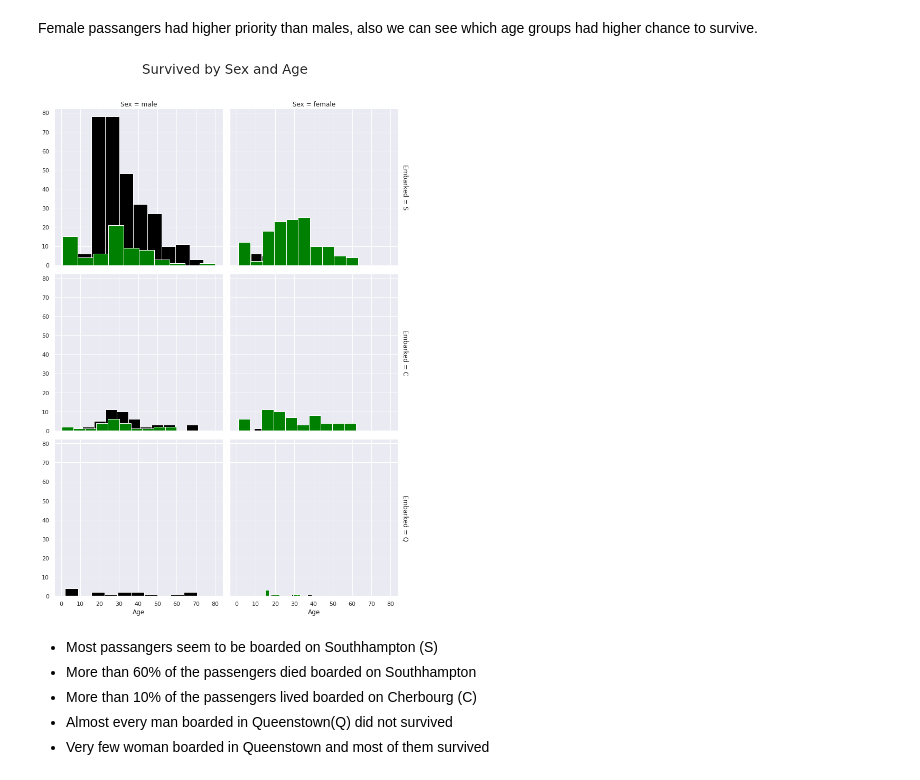
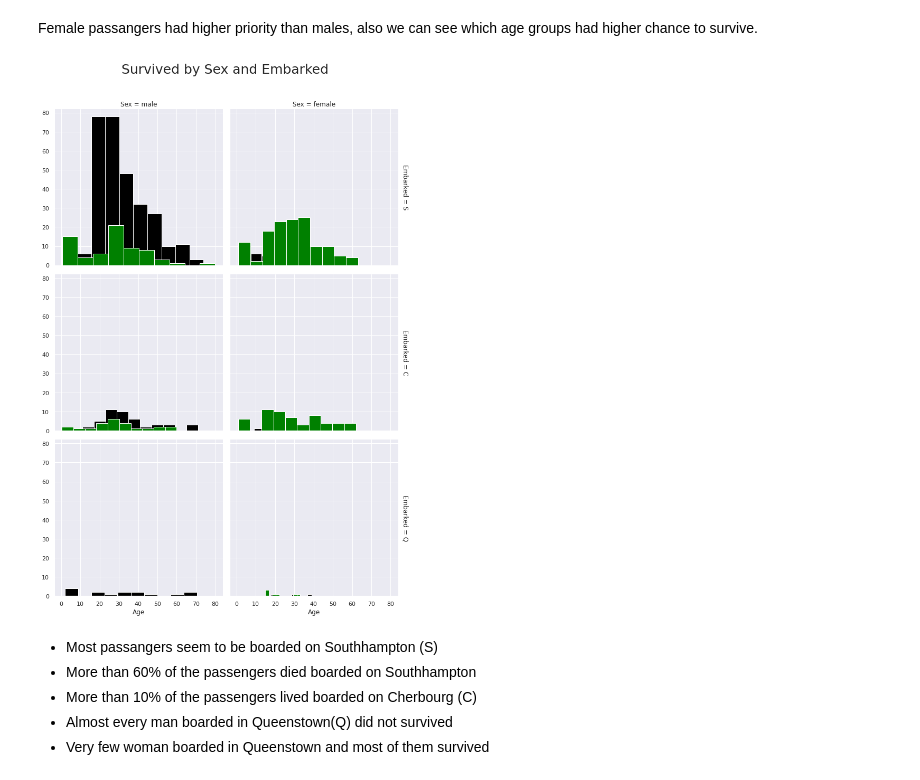
Before and after one commit to aninnkaista/students-ws-cvut, a Jupyter notebook: titanic_survival_prediction/assets/notebooks/titanic_survival_prediction.ipynb, the cells around one changed output. Cells and saved outputs as stored; diff of their text form; code cells hidden in the pictures.

```diff
--- a/titanic_survival_prediction/assets/notebooks/titanic_survival_prediction.ipynb
+++ b/titanic_survival_prediction/assets/notebooks/titanic_survival_prediction.ipynb
@@ -42,27 +37,3 @@ The training set includes our target variable(dependent variable), passenger sur
 The test set should be used to see how well our model performs on unseen data. When we say unseen data, we mean that the algorithm or machine learning models have no relation to the test data. We do not want to use any part of the test data in any way to modify our algorithms; Which are the reasons why we clean our test data and train data separately. The test set does not provide passengers survival status. We are going to use our model to predict passenger survival status.
 # %% [markdown]
 ## Training data
-# %%
-
-import os, types
-import pandas as pd
-from botocore.client import Config
-import ibm_boto3
-
-def __iter__(self): return 0
-
-# @hidden_cell
-# The following code accesses a file in your IBM Cloud Object Storage. It includes your credentials.
-# You might want to remove those credentials before you share the notebook.
-client_7c85efd21adb4ce8a8f60643abdd5e94 = ibm_boto3.client(service_name='s3',
-    ibm_api_key_id='LiZHhgRfUEJCTVH4X2dUIlMWd4wi1If3rRkc8cgc-5Ha',
-    ibm_auth_endpoint="https://iam.cloud.ibm.com/oidc/token",
-    config=Config(signature_version='oauth'),
-    endpoint_url='https://s3.private.eu.cloud-object-storage.appdomain.cloud')
-
-body = client_7c85efd21adb4ce8a8f60643abdd5e94.get_object(Bucket='cvutdsworkshop-donotdelete-pr-uacyrie9pykb6o',Key='train.csv')['Body']
-# add missing __iter__ method, so pandas accepts body as file-like object
-if not hasattr(body, "__iter__"): body.__iter__ = types.MethodType( __iter__, body )
-
-train = pd.read_csv(body)
-train.head()
@@ -75,0 +40,3 @@ train.head()
+# %%
+train = pd.read_csv(train.csv)
+train.head()
@@ -453,12 +421,12 @@ Female passangers had higher priority than males, also we can see which age grou
 # %%
 palette = {0:'black', 1:'green'}
 ax = sns.FacetGrid(train, size=5, col = 'Sex', row = 'Embarked', margin_titles = True, hue = 'Survived', palette = palette)
 
 ax = ax.map(plt.hist, 'Age', edgecolor = 'white')
-ax.fig.suptitle('Survived by Sex and Age', size = 25)
+ax.fig.suptitle('Survived by Sex and Embarked', size = 25)
 plt.subplots_adjust(top=0.90)
 # %% [output]
-[figure, old version]
+[figure, new version]
 # %% [markdown]
 - Most passangers seem to be boarded on Southhampton (S)
 - More than 60% of the passengers died boarded on Southhampton
```
Also changed, not shown: parts of 77 cells of this notebook.
